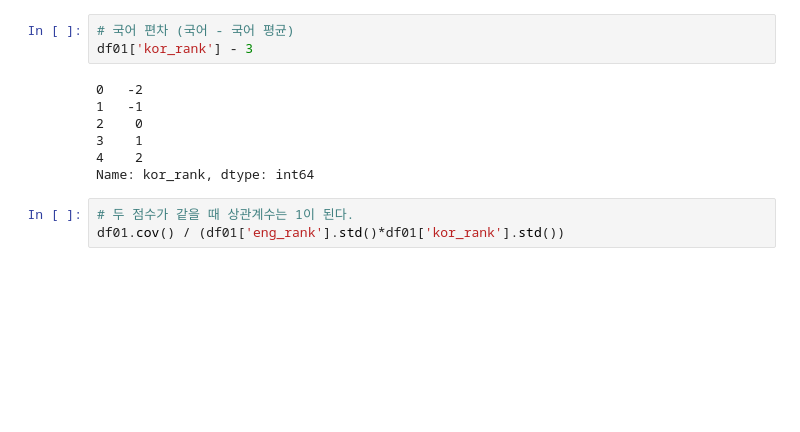
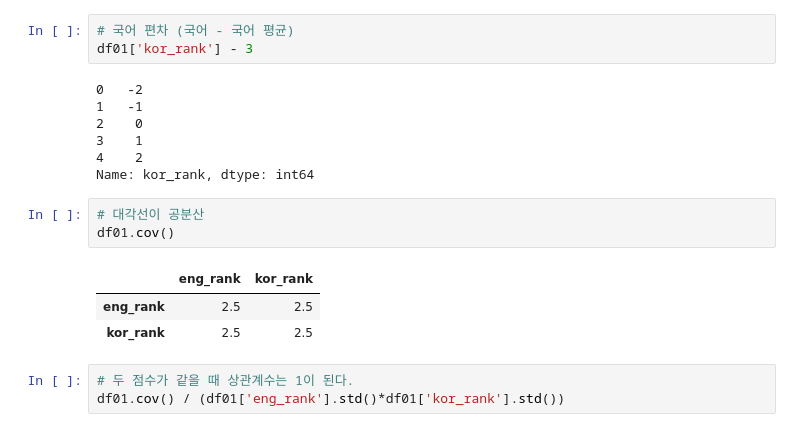
Before and after one commit to nojiyoon/SeSAC_code, a Jupyter notebook: 1월20일_분산_표준편차_공분산_상관관계_수업내용.ipynb, the cells around one changed output. Saved outputs shown, nothing was run; the diff lists cells and outputs as text; blank space fills up the shorter version.

```diff
--- a/1월20일_분산_표준편차_공분산_상관관계_수업내용.ipynb
+++ b/1월20일_분산_표준편차_공분산_상관관계_수업내용.ipynb
@@ -277,6 +284,13 @@ df01['kor_rank'] - 3
 3    1
 4    2
 Name: kor_rank, dtype: int64
+# %%
+# 대각선이 공분산
+df01.cov()
+# %% [output]
+|  | eng_rank | kor_rank |
+| eng_rank | 2.5 | 2.5 |
+| kor_rank | 2.5 | 2.5 |
 # %%
 # 두 점수가 같을 때 상관계수는 1이 된다.
 df01.cov() / (df01['eng_rank'].std()*df01['kor_rank'].std())
```
Also changed, not shown: parts of 13 cells of this notebook.
